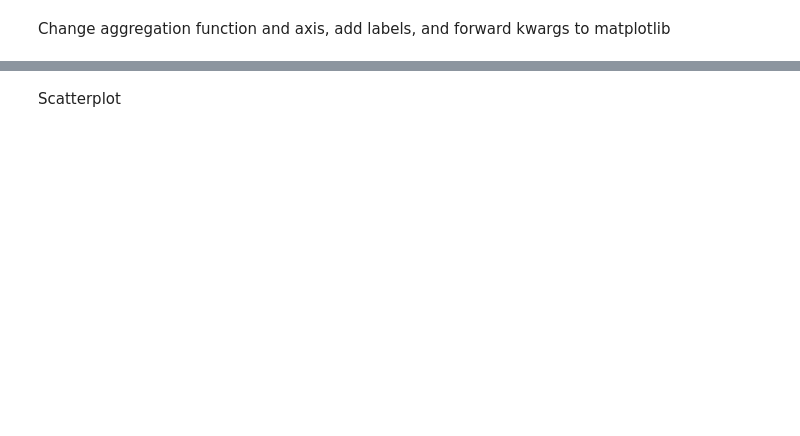
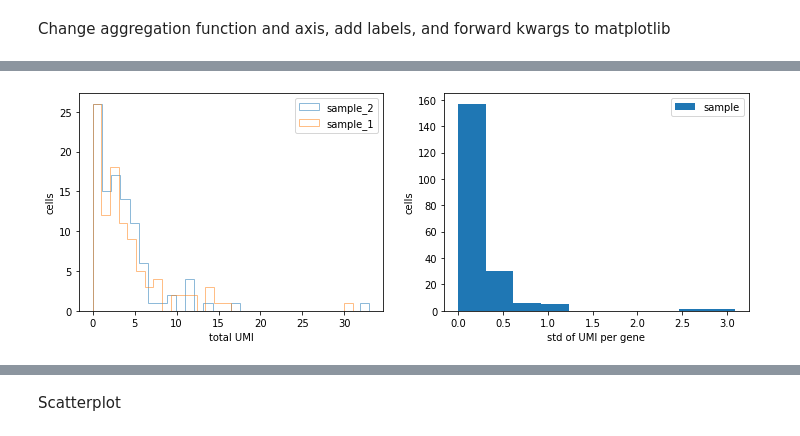
Before and after one commit to TheAustinator/cellforest, a Jupyter notebook: example_usage.ipynb, the cells around one changed output, grey strips where cells are left out. Drawn from its saved outputs; the diff is of its cells as text; code cells hidden in the pictures; blank space fills up the shorter version.

Commit message:
much better plot label names!

```diff
--- a/example_usage.ipynb
+++ b/example_usage.ipynb
@@ -105,3 +180,12 @@ rna.hist("std", axis=0, ax=ax2);  # plot on 2nd axes object
+# %%
+# NEW
+half_of_cells = rna._matrix.shape[0] // 2
+labels = ["sample_1"] * half_of_cells + ["sample_2"] * half_of_cells  # mock cell labels for 2 samples
+fig, (ax1, ax2) = plt.subplots(1, 2, figsize=(12, 4))  # figure with 1x2 axes
+rna.hist("sum", axis=0, ax=ax1, labels=labels, bins=30, alpha=0.5, histtype='step')  # plot on 1st axes object
+rna.hist("std", axis=0, ax=ax2);  # plot on 2nd axes object
+# %% [output]
+[figure, added]
 # %%
 half_of_genes = rna.shape[1] // 2
 dummy_labels = half_of_genes * ["sample_1"] + half_of_genes * ["sample_2"]
```
Also changed, not shown: parts of 33 cells of this notebook, 5 other files.
